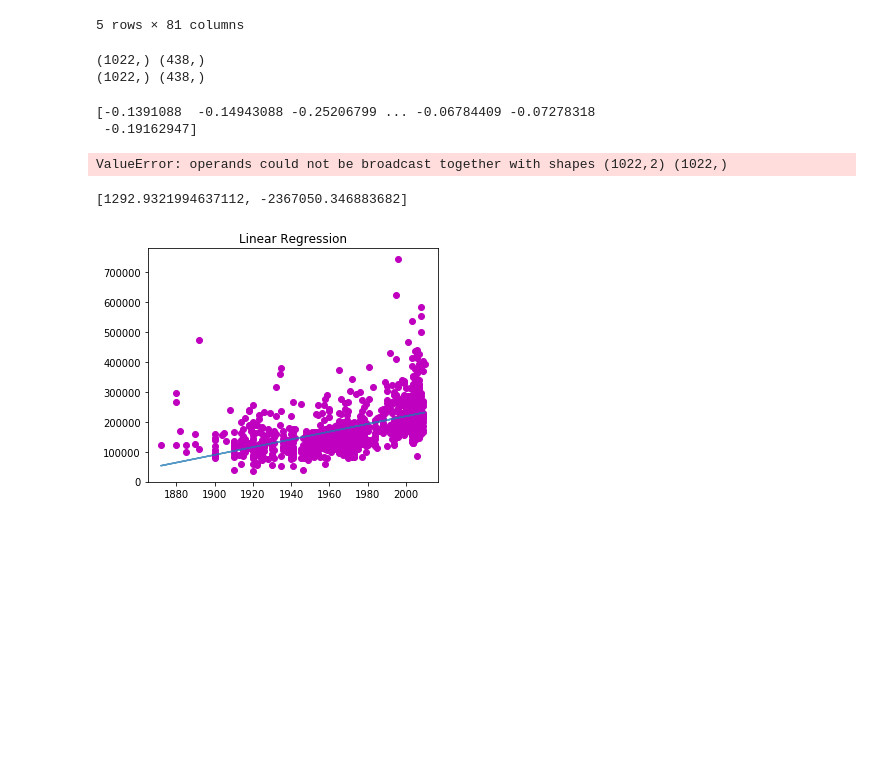
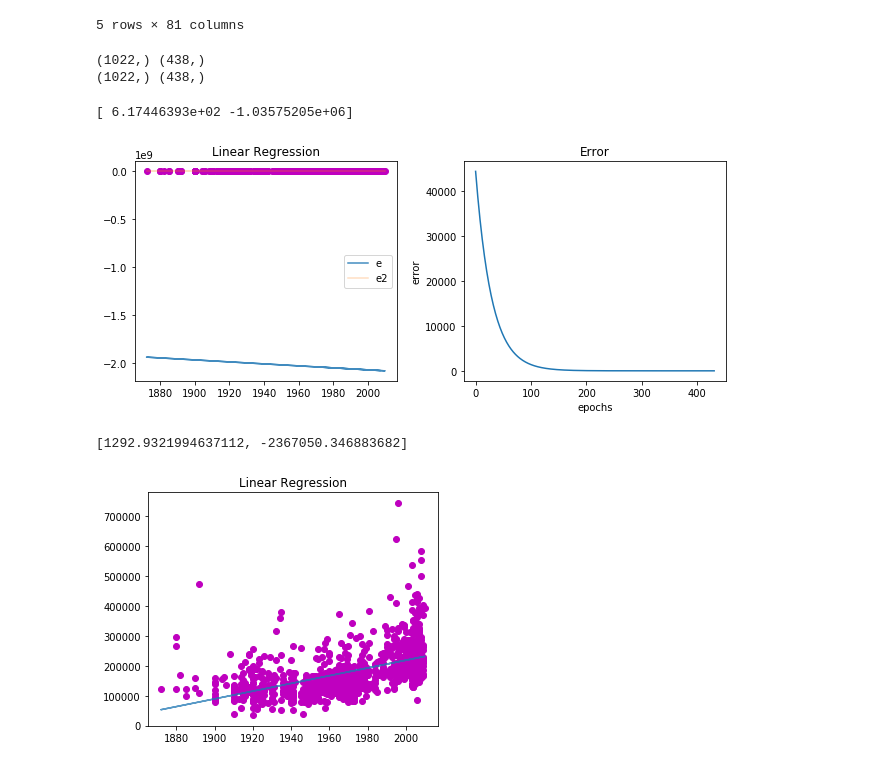
Before and after one commit to rdenadai/AI-Study-Notebooks, a Jupyter notebook: notebooks/LinearRegressionGradientDescent.ipynb, the cells around one changed output. Saved outputs shown, nothing was run; the diff lists cells and outputs as text; code cells hidden in the pictures; blank space fills up the shorter version.

```diff
--- a/notebooks/LinearRegressionGradientDescent.ipynb
+++ b/notebooks/LinearRegressionGradientDescent.ipynb
@@ -36,7 +36,7 @@ def denormalize(X, y, theta):
     theta_hat = np.array([b * theta[0] / d, b*theta[1] + a - c*b*theta[0]/d])
     return theta_hat
 
-def linear_regression_mult_gd(X, y, epoch=10000, lr=.0001):
+def linear_regression_mult_gd(X, y, epoch=10000, lr=.01):
     """Multivariate Linear Regression with Gradient Descent : Multidimensional."""
     total_expected_error = 0
     # Initialize the weights with random values
@@ -49,51 +49,61 @@ def linear_regression_mult_gd(X, y, epoch=10000, lr=.0001):
     # Run for the epochs
     for k in range(epoch):
         # prediction
-        Yh = X.dot(W)
+        # Yh = X.dot(W)
         # calculate the error
-        error = (Yh - y) * X[:, 1]
-        print(error)
+        # error = np.sum((Yh - y).dot(X))
         # sum all the errors used in early stop and for presentation
-        total_error = np.sum(error**2)
+        total_error = error**2
         # calculate the gradient
-        gradient = X * error / X.shape[0]
-        print(gradient)
+        # gradient = np.sum((Yh - y).dot(X)) / X.shape[0]
         # adjust the weights using the learning rate and the gradient
-        W += -lr * gradient
+        # W += -lr * gradient
+
+        predictions = X.dot(W).flatten()
+
+        errors_x1 = (predictions - y)
+        errors_x2 = (predictions - y)
+
+        W[0] += - lr * (1.0 / X.shape[0]) * errors_x1.sum()
+        W[1] += - lr * (1.0 / X.shape[0]) * errors_x2.sum()
+
+        # theta[0] -= alpha/x_nor.shape[0] * 2 * sum((theta[0] * x_nor + theta[1] - y_nor)*x_nor)
+        # theta[1] -= alpha/x_nor.shape[0] * 2 * sum((theta[0] * x_nor + theta[1] - y_nor) )
+
+        total_error = np.sum(predictions - y)**2
         # In case we need to stop iterating because the error is too low
         if np.abs(total_expected_error-total_error) < .0005:
             return W_org, W, total_error, errorlist, epoch_steps
         total_expected_error = total_error
         # Support vars
         errorlist.append(total_error)
         epoch_steps += 1
     return W_org, W, total_error, errorlist, epoch_steps
 
 A = np.c_[np.ones(len(X_train)), X_train]
 W_org, W, error, errorlist, epoch_steps = linear_regression_mult_gd(A.copy(), y_train.copy())
 W = denormalize(A.copy(), y_train.copy(), W)
 print(W)
 e = W[0] + (X_train * W[1])
 e2 = W_org[0] + (X_train * W_org[1])
 
 plt.figure(figsize=(9, 4))
 plt.subplot(1, 2, 1)
 plt.title('Linear Regression')
 plt.plot(X_train, y_train, 'mo')
 plt.plot(X_train, e, alpha=.85, label='e')
 plt.plot(X_train, e2, alpha=.25, label='e2')
 plt.legend()
 plt.subplot(1, 2, 2)
 plt.title('Error')
 plt.xlabel("epochs")
 plt.ylabel("error")
 plt.plot(range(epoch_steps), errorlist)
 plt.tight_layout()
 plt.show()
 # %% [output]
-[-0.1391088  -0.14943088 -0.25206799 ... -0.06784409 -0.07278318
- -0.19162947]
+[ 6.17446393e+02 -1.03575205e+06]
-ValueError: operands could not be broadcast together with shapes (1022,2) (1022,)
+[figure, added]
 # %%
 A = np.vstack([X_train, np.ones(len(X_train))]).T
 reg = LinearRegression().fit(A, y_train)
```
